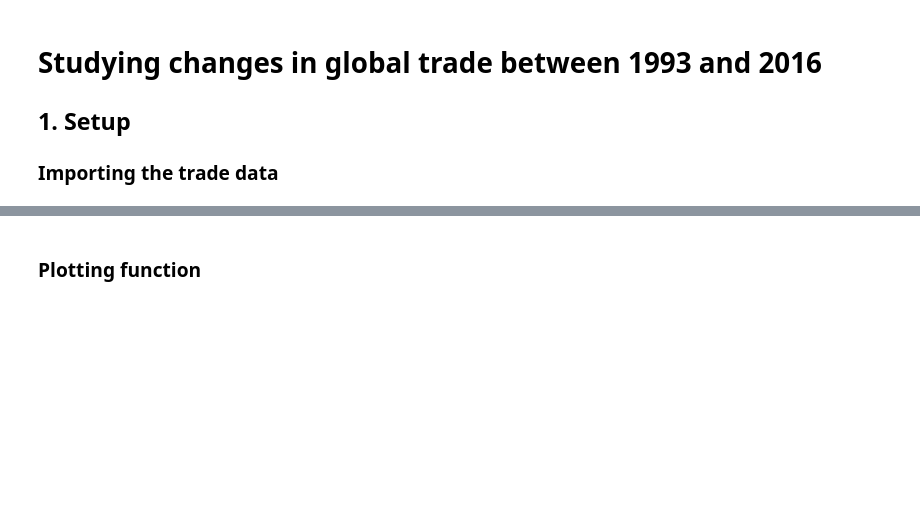
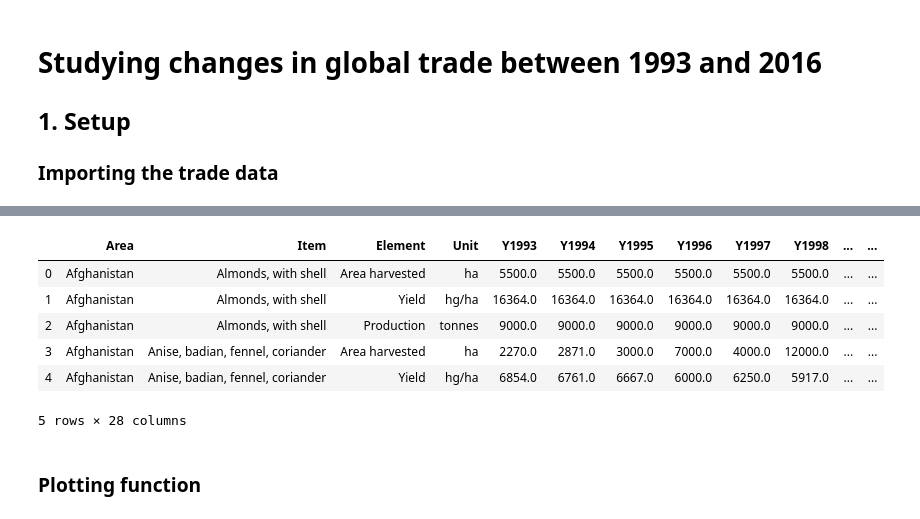
Before and after one commit to n-poulsen/GranADA, a Jupyter notebook: code/GlobalTradeChanges.ipynb, the cells around one changed output, grey strips where cells are left out. Drawn from its saved outputs; the diff is of its cells as text; code cells hidden in the pictures; blank space fills up the shorter version.

```diff
--- a/code/GlobalTradeChanges.ipynb
+++ b/code/GlobalTradeChanges.ipynb
@@ -20,3 +20,14 @@ df_trade.head()
+# %%
+df_prod = pd.read_pickle('../data/df_prod.pkl')
+df_prod.head()
+# %% [output]
+|  | Area | Item | Element | Unit | Y1993 | Y1994 | Y1995 | Y1996 | Y1997 | Y1998 | ... | ... |
+| 0 | Afghanistan | Almonds, with shell | Area harvested | ha | 5500.0 | 5500.0 | 5500.0 | 5500.0 | 5500.0 | 5500.0 | ... | ... |
+| 1 | Afghanistan | Almonds, with shell | Yield | hg/ha | 16364.0 | 16364.0 | 16364.0 | 16364.0 | 16364.0 | 16364.0 | ... | ... |
+| 2 | Afghanistan | Almonds, with shell | Production | tonnes | 9000.0 | 9000.0 | 9000.0 | 9000.0 | 9000.0 | 9000.0 | ... | ... |
+| 3 | Afghanistan | Anise, badian, fennel, coriander | Area harvested | ha | 2270.0 | 2871.0 | 3000.0 | 7000.0 | 4000.0 | 12000.0 | ... | ... |
+| 4 | Afghanistan | Anise, badian, fennel, coriander | Yield | hg/ha | 6854.0 | 6761.0 | 6667.0 | 6000.0 | 6250.0 | 5917.0 | ... | ... |
+5 rows × 28 columns
 # %% [markdown]
 ### Plotting function
 # %%
```
Also changed, not shown: parts of 7 cells of this notebook.
